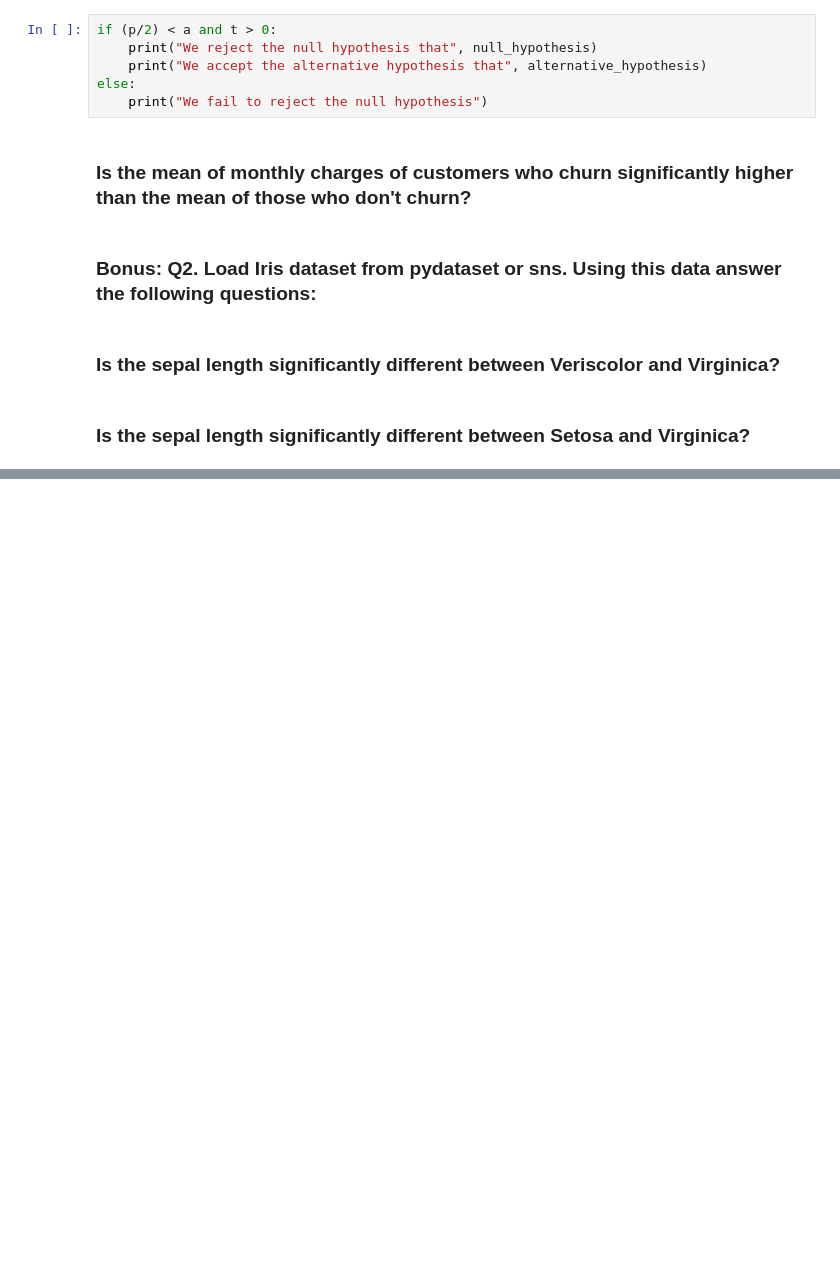
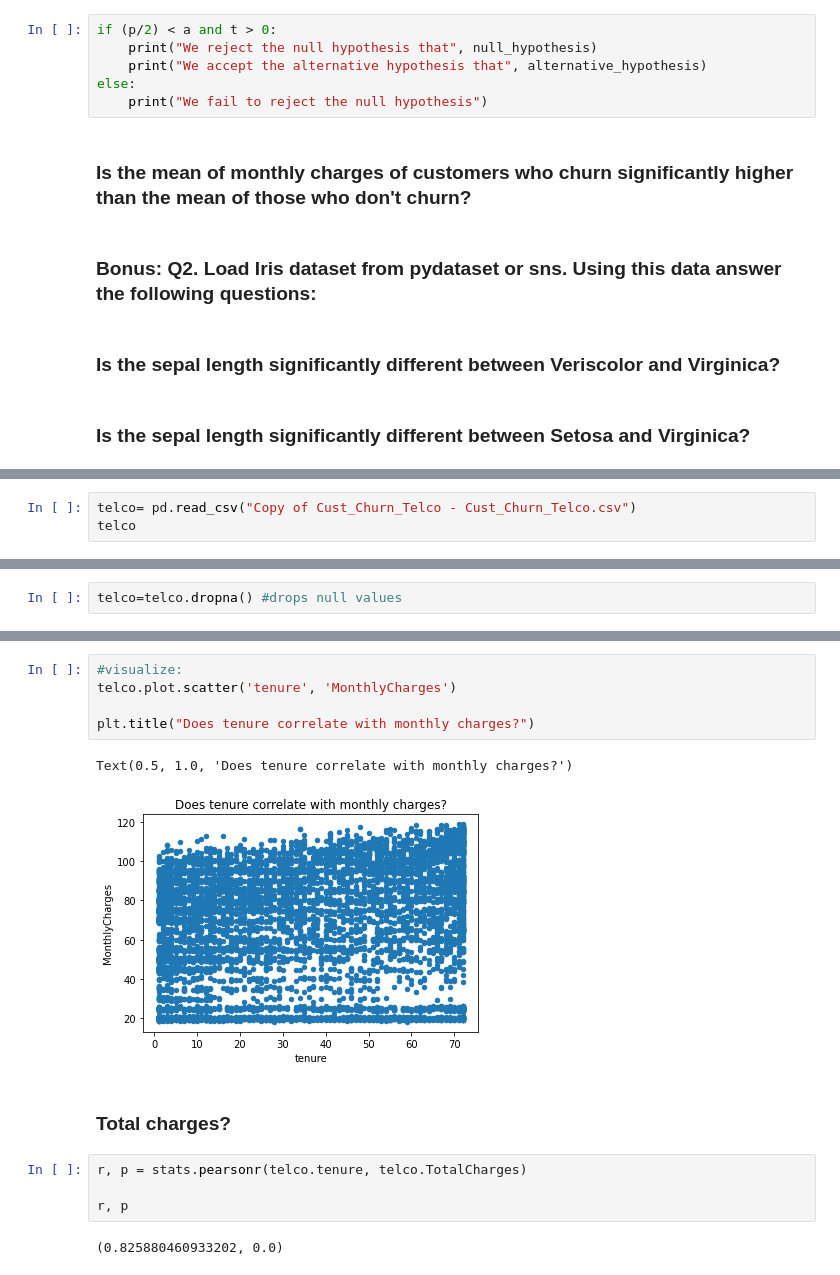
Before and after one commit to aliciag92/statistics-exercises, a Jupyter notebook: hypothesis_testing.ipynb, the cells around one changed output, grey strips where cells are left out. Drawn from its saved outputs; the diff is of its cells as text; blank space fills up the shorter version.

```diff
--- a/hypothesis_testing.ipynb
+++ b/hypothesis_testing.ipynb
@@ -423,0 +447,3 @@ else:
+# %%
+telco= pd.read_csv("Copy of Cust_Churn_Telco - Cust_Churn_Telco.csv")
+telco
@@ -423,0 +464,2 @@ else:
+# %%
+telco=telco.dropna() #drops null values
@@ -423,0 +484,16 @@ else:
+# %%
+#visualize:
+telco.plot.scatter('tenure', 'MonthlyCharges')
+
+plt.title("Does tenure correlate with monthly charges?")
+# %% [output]
+Text(0.5, 1.0, 'Does tenure correlate with monthly charges?')
+[figure, added]
+# %% [markdown]
+### Total charges?
+# %%
+r, p = stats.pearsonr(telco.tenure, telco.TotalCharges)
+
+r, p
+# %% [output]
+(0.825880460933202, 0.0)
```
Also changed, not shown: parts of 43 cells of this notebook.
